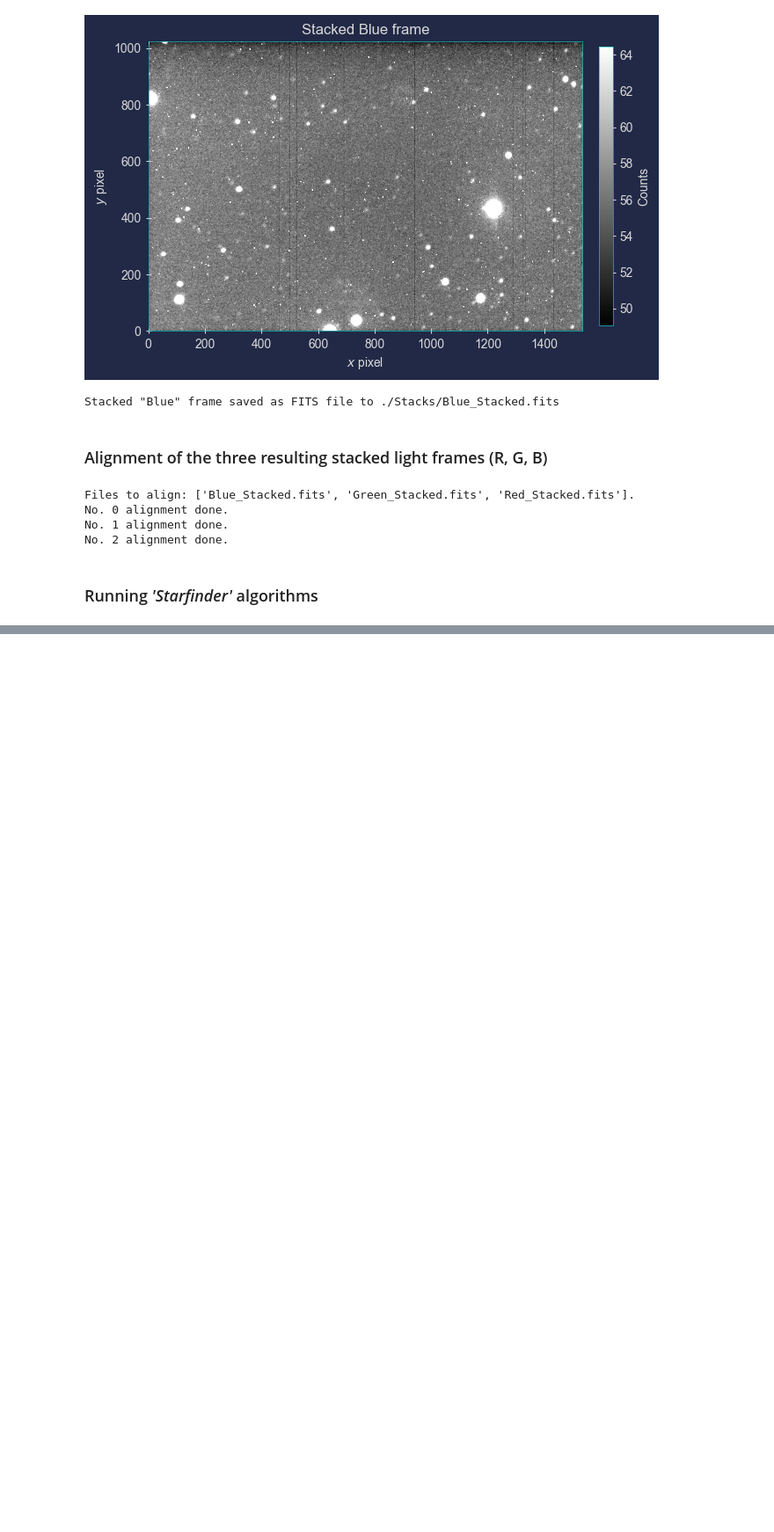
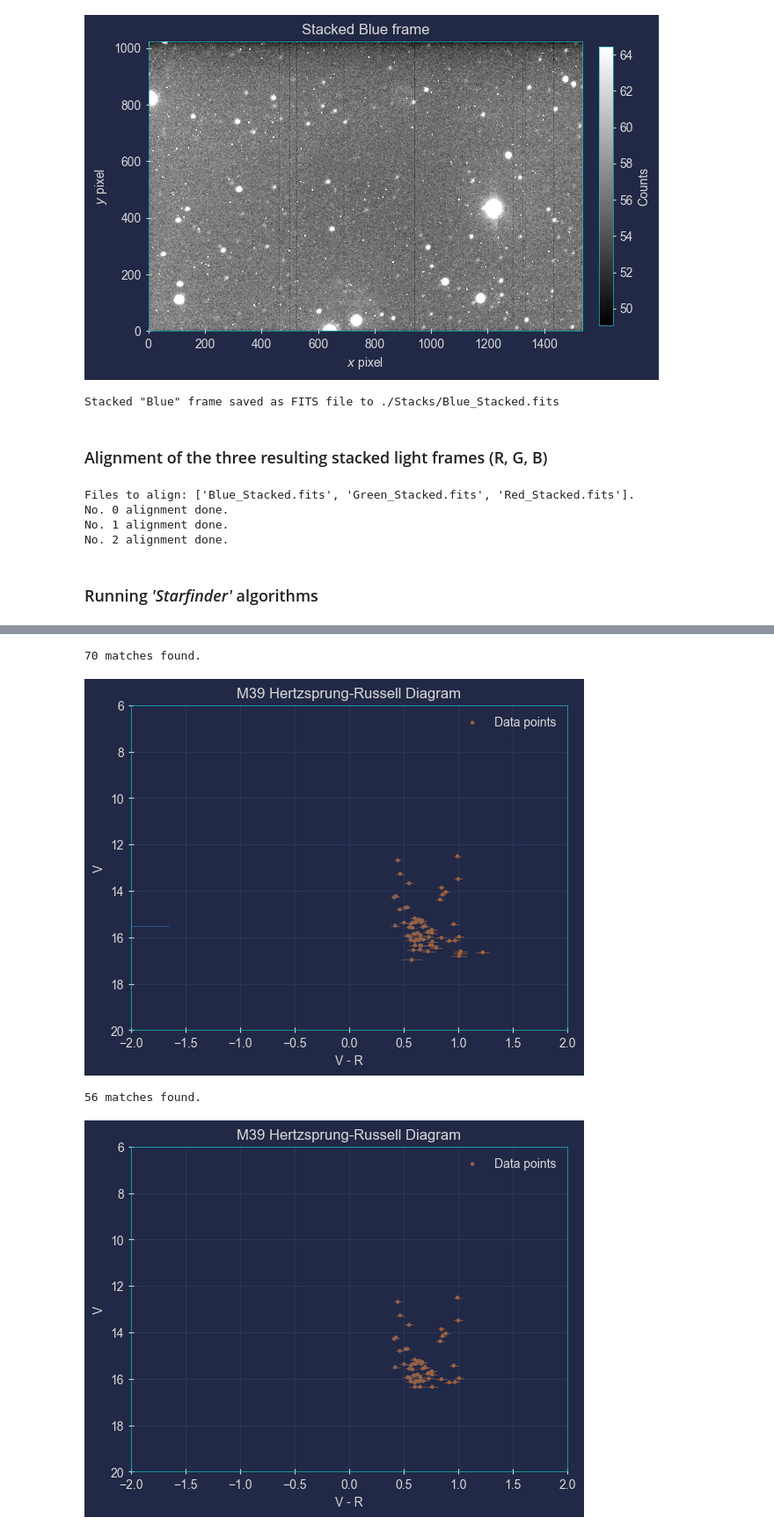
Before and after one commit to kaiuki2000/Lab_Astro_2023, a Jupyter notebook: Clean-up/M39/M39_Notebook.ipynb, the cells around one changed output, grey strips where cells are left out. Shown at 88% size. Drawn from its saved outputs; the diff is of its cells as text; code cells hidden in the pictures; blank space fills up the shorter version.

```diff
--- a/Clean-up/M39/M39_Notebook.ipynb
+++ b/Clean-up/M39/M39_Notebook.ipynb
@@ -180,22 +240,31 @@ Found 210 stars in image (Green filter).
 # %%
-# Currently 'flux_err' is not working for '2DGaussian'. Comment all these lines out if you are using 2D_model = True.
+from helper_functions import GenerateHR
+
+BV_List = GenerateHR(green_table_masked, red_table_masked, match_dist = 1.0, silent = True, filters = ('V', 'R'))
 
 # Sorting metrics.
 def get_mag_err(Table):
     return Table['mag_err']
 def get_qfit(Table):
     return Table['qfit']
 
 # Selecting only those stars for which 'qfit' < 0.2.
-restricted_r = QTable(rows = sorted(red_table, key = get_qfit), names = red_table.colnames)
-restricted_g = QTable(rows = sorted(green_table, key = get_qfit), names = green_table.colnames)
+restricted_r = QTable(rows = sorted(red_table_masked, key = get_qfit), names = red_table_masked.colnames)
+restricted_g = QTable(rows = sorted(green_table_masked, key = get_qfit), names = green_table_masked.colnames)
 
 restricted_r = restricted_r[restricted_r['qfit']    < 0.25]
 restricted_r = restricted_r[restricted_r['mag_err'] < 2]
 
 
 restricted_g = restricted_g[restricted_g['qfit']    < 0.25]
 restricted_g = restricted_g[restricted_g['mag_err'] < 2] # Same here.
+
+A = GenerateHR(restricted_g, restricted_r, match_dist = 1.0, silent = True, filters = ('V', 'R'))
+# %% [output]
+70 matches found.
+[figure, added]
+56 matches found.
+[figure, added]
 # %% [markdown]
 TODO:
 - Should exclude the ones in the outskirts -> These fits are not meaningful! (I've excluded the ones outside the grid, but not yet those in the `bad` alignment regions.);
```
Also changed, not shown: parts of 15 cells of this notebook, 1 other file.
